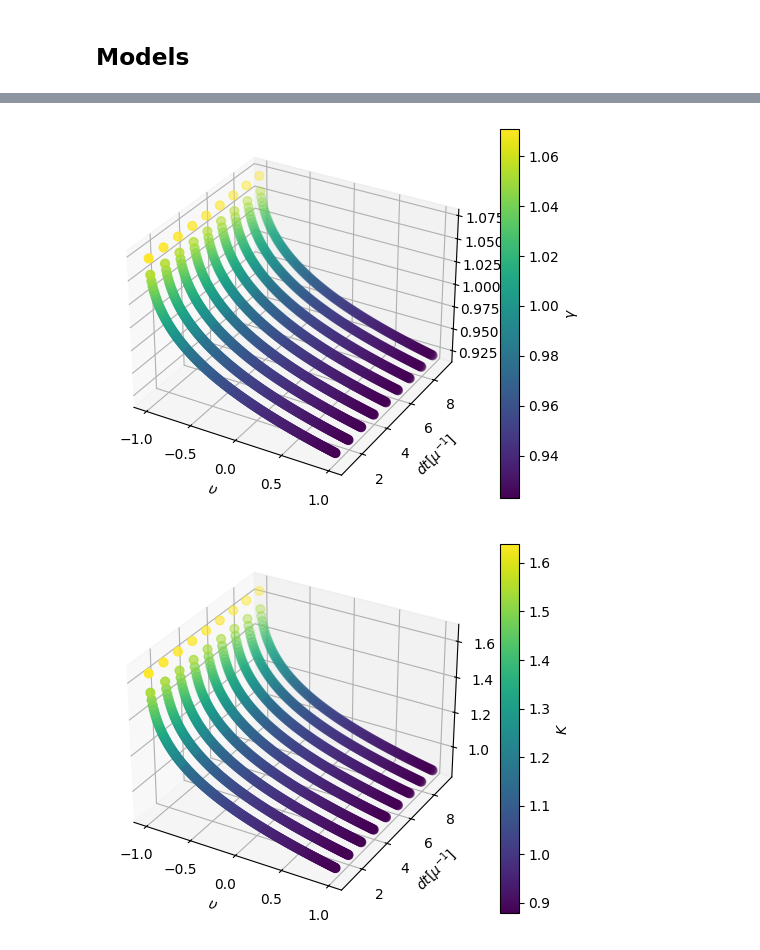
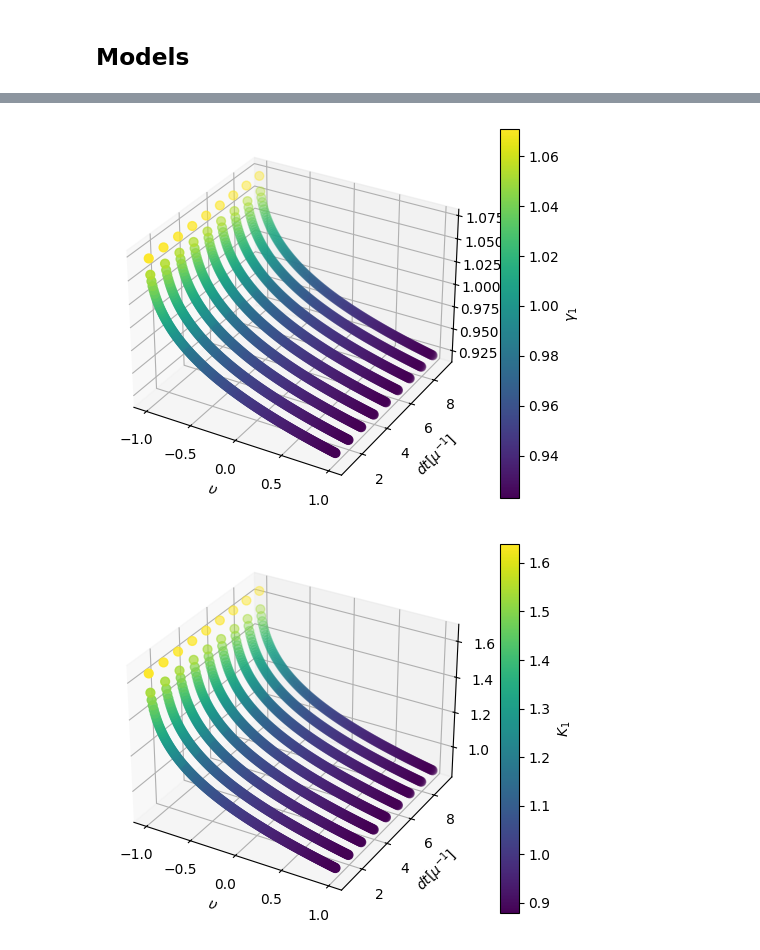
Before and after one commit to qismib/stand, a Jupyter notebook: presentations/recapT1.ipynb, the cells around one changed output, grey strips where cells are left out. Drawn from its saved outputs; the diff is of its cells as text; code cells hidden in the pictures.

```diff
--- a/presentations/recapT1.ipynb
+++ b/presentations/recapT1.ipynb
@@ -338,21 +336,23 @@ scatter = ax.scatter(xs_altfit, ys_altfit, zs_altfit, c=zs_altfit, cmap="viridis
 ax.set_xlabel(r"$\upsilon$")
 ax.set_ylabel(r"$dt[\mu^{-1}]$")
 ax.set_zlabel(r"$\gamma$")
-fig.colorbar(scatter, ax=ax, label=r"$\gamma$")
+fig.colorbar(scatter, ax=ax, label=r"$\gamma_1$")
 
+plt.savefig(f"C:\\Users\\edori\\Desktop\\Nexus\\Università\\Current\\MasterThesis\\stand_hub\\stand\\presentations\\T1gamma.pdf", dpi=300)
 plt.show()
 # %% [output]
-[figure, old version]
+[figure, new version]
 # %%
 fig = plt.figure()
 ax = fig.add_subplot(111, projection='3d')
 scatter = ax.scatter(xs_altfit, ys_altfit, Ks, c=Ks, cmap="viridis", s=40)
 
 ax.set_xlabel(r"$\upsilon$")
 ax.set_ylabel(r"$dt[\mu^{-1}]$")
 ax.set_zlabel(r"$\gamma$")
-fig.colorbar(scatter, ax=ax, label=r"$K$")
+fig.colorbar(scatter, ax=ax, label=r"$K_1$")
 
+plt.savefig(f"C:\\Users\\edori\\Desktop\\Nexus\\Università\\Current\\MasterThesis\\stand_hub\\stand\\presentations\\T1kappa.pdf", dpi=300)
 plt.show()
 # %% [output]
-[figure, old version]
+[figure, new version]
```
Also changed, not shown: parts of 2 cells of this notebook, 13 other files.
